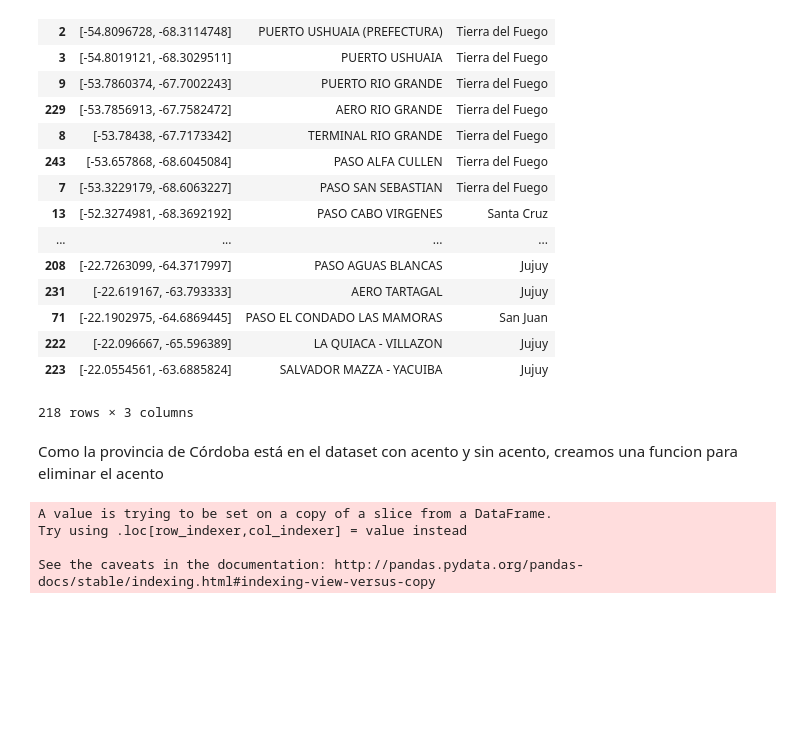
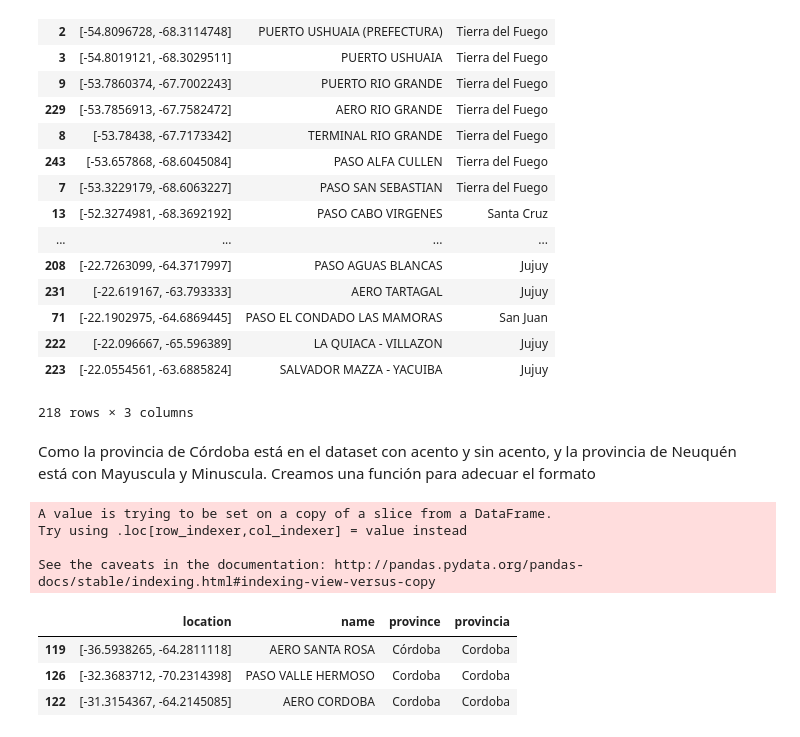
Before and after one commit to mahunz/AyC_Grupo2, a Jupyter notebook: Pasos_Fronterizos.ipynb, the cells around one changed output. Drawn from its saved outputs; the diff is of its cells as text; code cells hidden in the pictures; blank space fills up the shorter version.

```diff
--- a/Pasos_Fronterizos.ipynb
+++ b/Pasos_Fronterizos.ipynb
@@ -96,18 +96,20 @@ data_unic
 | 223 | [-22.0554561, -63.6885824] | SALVADOR MAZZA - YACUIBA | Jujuy |
 218 rows × 3 columns
 # %% [markdown]
-Como la provincia de Córdoba está en el dataset con acento y sin acento, creamos una funcion para eliminar el acento
+Como la provincia de Córdoba está en el dataset con acento y sin acento, y la provincia de Neuquén está con Mayuscula y Minuscula. Creamos una función para adecuar el formato
 # %%
 from unicodedata import normalize
 # %%
 def normalize_text ( text ):
-  return normalize(u'NFKD', text).encode('ascii', 'ignore').decode('utf8')
-
-
+  return normalize(u'NFKD', text.capitalize()).encode('ascii', 'ignore').decode('utf8')
 
 data_unic['provincia'] = data_unic['province'].apply(normalize_text)
 # %% [output]
 A value is trying to be set on a copy of a slice from a DataFrame.
 Try using .loc[row_indexer,col_indexer] = value instead
 
 See the caveats in the documentation: http://pandas.pydata.org/pandas-docs/stable/indexing.html#indexing-view-versus-copy
+|  | location | name | province | provincia |
+| 119 | [-36.5938265, -64.2811118] | AERO SANTA ROSA | Córdoba | Cordoba |
+| 126 | [-32.3683712, -70.2314398] | PASO VALLE HERMOSO | Cordoba | Cordoba |
+| 122 | [-31.3154367, -64.2145085] | AERO CORDOBA | Cordoba | Cordoba |
```
Also changed, not shown: parts of 3 cells of this notebook.
